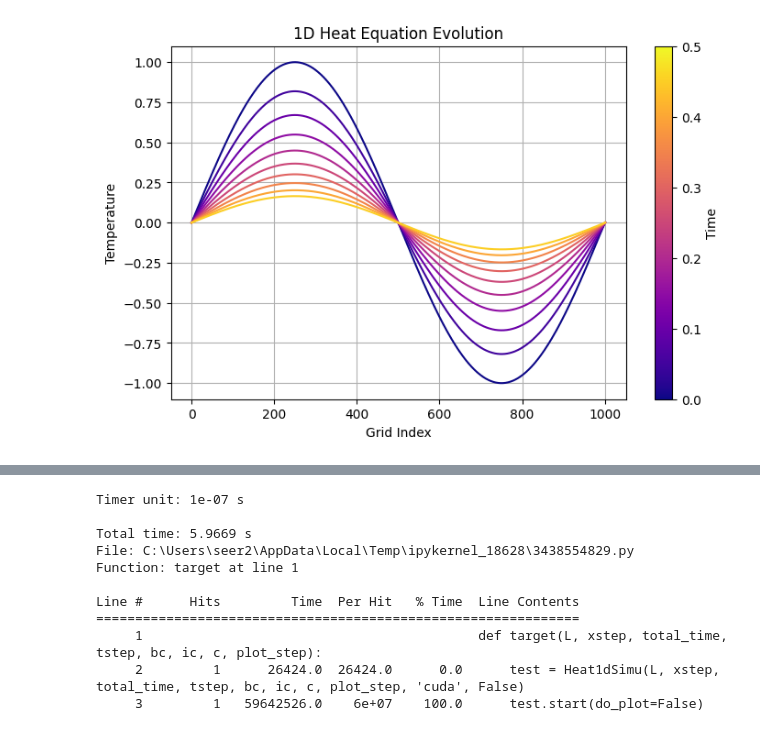
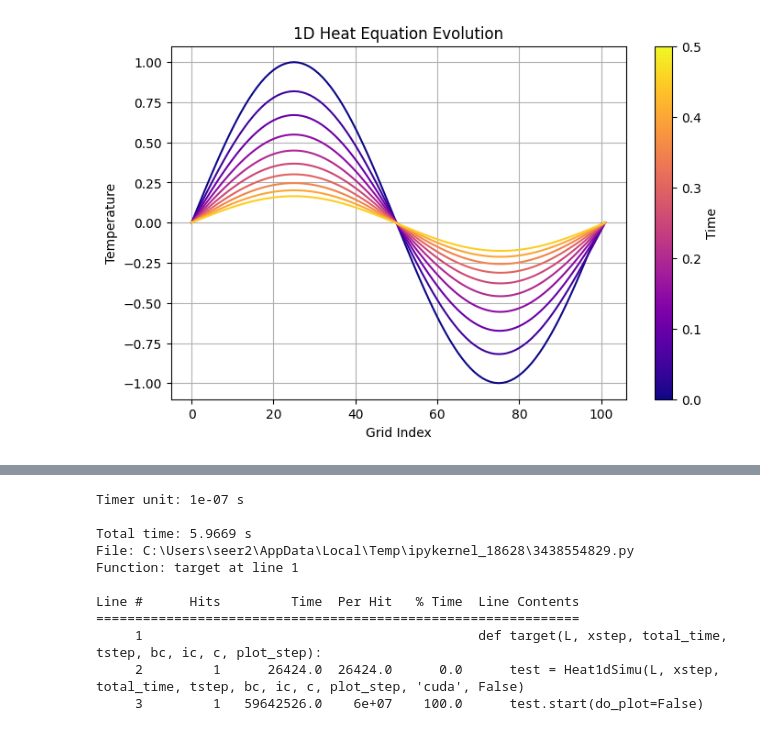
Before and after one commit to yuitoryu/heatequationsimu, a Jupyter notebook: test1d.ipynb, the cells around one changed output, grey strips where cells are left out. Saved outputs shown, nothing was run; the diff lists cells and outputs as text; code cells hidden in the pictures.

```diff
--- a/test1d.ipynb
+++ b/test1d.ipynb
@@ -352,18 +368,18 @@ def right(t):
 
 bc = BC_1D((1,0,left), (1,0,right))
 L = math.pi
-xstep = 1000
+xstep = 100
 total_time = 0.5
-tstep = 320000
+tstep = 3200
 c = 1
 num = 20
-# c = SegConduct([3,0.3], [math.pi/2])
+# c = SegConduct([1,2], [2])
 # factor = c * total_time / tstep /(L / (xstep + 1))**2
-plot_step = 32000
+plot_step = tstep/10
 # print(factor)
 # %%
-test = Heat1dSimu(L, xstep, total_time, tstep, bc, ic, c, plot_step, 'cuda')
+test = Heat1dSimu(L, xstep, total_time, tstep, bc, ic, c, plot_step, device='cuda', Q=0)
 test.start()
 # %% [output]
-[figure, old version]
+[figure, new version]
 # %%
```
Also changed, not shown: parts of 6 cells of this notebook.
